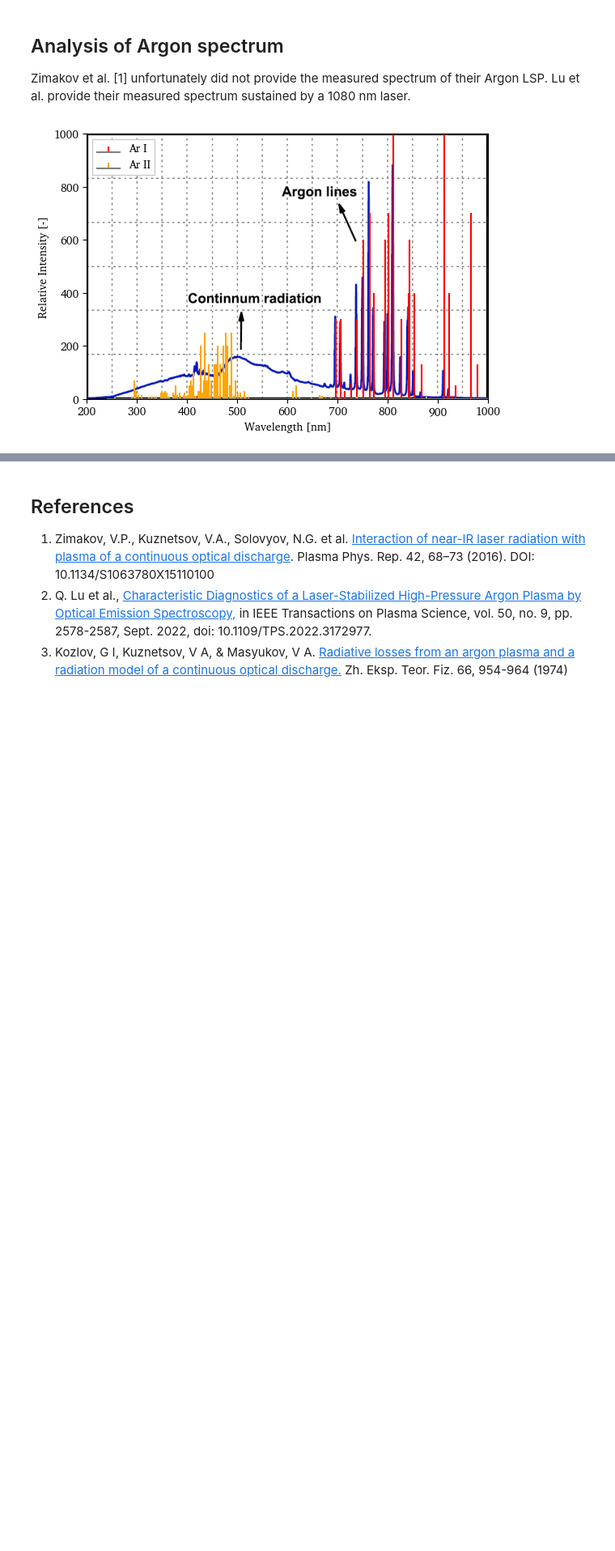
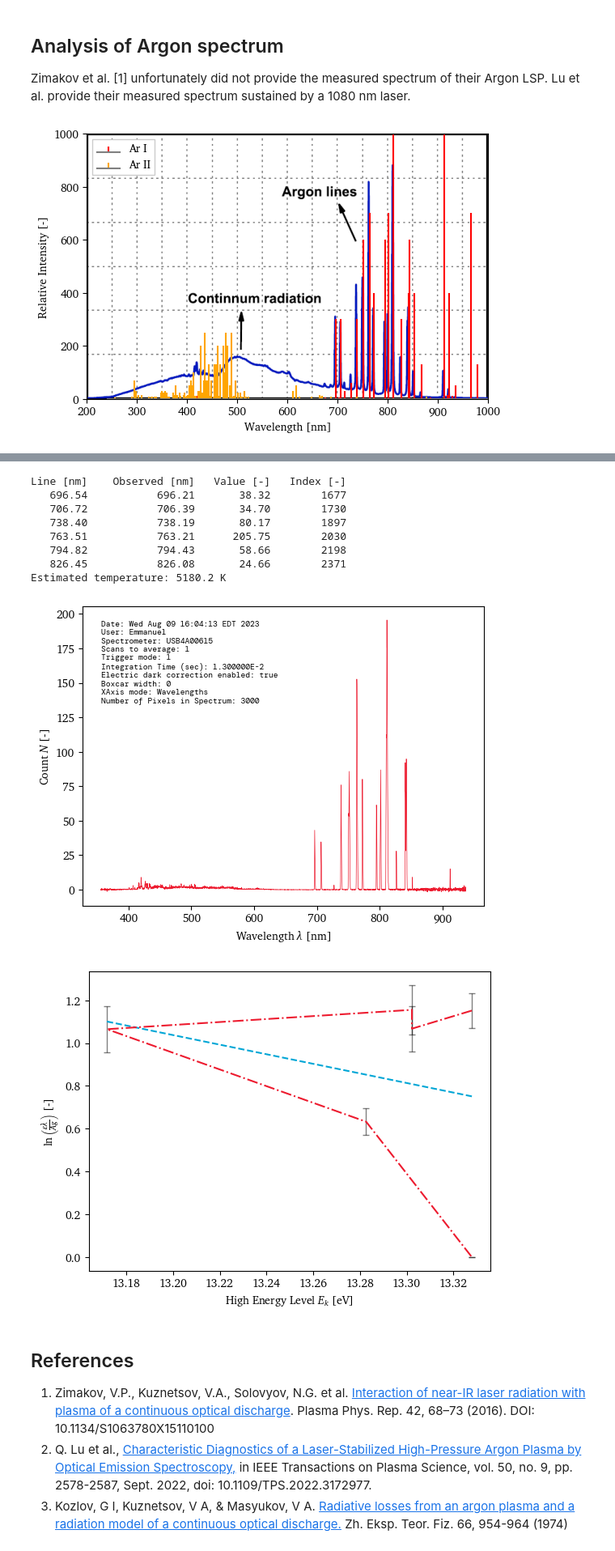
Before and after one commit to eeduplay/MScThesis, a Jupyter notebook: code/argon_spectrum.ipynb, the cells around one changed output, grey strips where cells are left out. Shown: that part at 81% size. Saved outputs shown, nothing was run; the diff lists cells and outputs as text; code cells hidden in the pictures; blank space fills up the shorter version.

```diff
--- a/code/argon_spectrum.ipynb
+++ b/code/argon_spectrum.ipynb
@@ -5,11 +5,24 @@ Predicting the emission spectrum of Argon LSP to determine the plasma temperatur
 ## Analysis of Xenon spectrum
 Comparing the emission lines of Xenon to the LSP spectrum measured by Zimakov et al. [1]
 # %%
+from dotenv import load_dotenv
+load_dotenv()
+from os import getenv
 import pandas as pd
 import matplotlib.pyplot as plt
+from cycler import cycler
 from PIL import Image
 import numpy as np
+import Spectra.spectrum as sp
+from datamanager import shotlist
+from Laser import util as lu
+from scipy.optimize import curve_fit
+from scipy.constants import k, elementary_charge
 
+
+kB = k
+
+DATAPATH = getenv('DATAPATH')
 
 def pullEmissionLineData(specie):
     cachePath = '../cachedata/{}Spectrum.csv'.format(specie)
@@ -99,3 +201,64 @@ $$
+# %%
+transitions_all = np.loadtxt(DATAPATH+'Spectra/transitiondb/ArITransitions.csv',
+                         delimiter=',', skiprows=1)
+subset = [0,1,2,5,6,9]
+# subset = [0,1,2]
+# subset = [2,5,6]
+transitions = transitions_all[subset,:]
+# transitions = transitions_all
+# t_subset = None
+
+spectrumPath = sp.get_filepath_from_ID('LSP60_S9')
+# spectrumPath = "E:\Spectra\calibration\Mercury-Argog_Spectrum.txt"
+# spectrumPath = '../rawdata/spectra/testspectrum2.csv'
+s = sp.Spectrum(spectrumPath, trimL=48, trimR=600)
+# s = sp.Spectrum(spectrumPath, calibrate=False, raw=True)
+s.calibrate_irradiance(2800,
+                        '../rawdata/spectra/calibration/Halogen_Light.txt',
+                        '../rawdata/spectra/calibration/Halogen_Dark.txt')
+# s.counts *= 10
+# s.counts += 1
+
+s.plot(metadata=True)
+observed_lines = s.find_lines(transitions[:,0], array=True,
+                              integrate=True,
+                              verbose=True,
+                              voigt=True)
+ref_wavelength = 763.51
+ref_wavelength = 826.45
+ref_line_index = observed_lines[:,0] == ref_wavelength
+ref_line = observed_lines[ref_line_index, :].reshape((4,))
+ref_term = transitions[transitions[:,0] == ref_wavelength, 1] \
+            / (ref_line[2]*ref_wavelength)
+lnvalues = np.log(
+    ref_term * observed_lines[:,0] * observed_lines[:,2] / transitions[:,1]
+)
+E_kr = transitions[transitions[:,0] == ref_wavelength, 2]
+
+fitfunc = lambda ek, m, c: m*ek + c  # We're bundling the E_kr/kb.T term into c
+
+popt, pcov = curve_fit(fitfunc, transitions[:,2], lnvalues)
+fitfunc_x = np.array([transitions[:,2].min(), transitions[:,2].max()])
+plt.subplots()
+# plt.plot(transitions[:,2], lnvalues, '.')
+plt.errorbar(transitions[:,2], lnvalues, yerr=transitions[:,3]*np.abs(lnvalues),
+             ecolor=(0,0,0,0.5), elinewidth=1.0, capsize=3, fmt='-.')
+print('Estimated temperature: {:.1f} K'.format(-elementary_charge/(kB*popt[0])))
+plt.xlabel(r'High Energy Level $E_k$ [eV]')
+plt.ylabel(r'$\ln{\left(\frac{\epsilon\lambda}{Ag}\right)}$ [-]')
+plt.plot(fitfunc_x, fitfunc(fitfunc_x, *popt), '--')
+plt.show()
+# %% [output]
+Line [nm]    Observed [nm]   Value [-]   Index [-]
+   696.54           696.21       38.32        1677
+   706.72           706.39       34.70        1730
+   738.40           738.19       80.17        1897
+   763.51           763.21      205.75        2030
+   794.82           794.43       58.66        2198
+   826.45           826.08       24.66        2371
+Estimated temperature: 5180.2 K
+[figure, added]
+[figure, added]
 # %% [markdown]
 ## References
 1. Zimakov, V.P., Kuznetsov, V.A., Solovyov, N.G. et al. [Interaction of near-IR laser radiation with plasma of a continuous optical discharge](https://doi.org/10.1134/S1063780X15110100). Plasma Phys. Rep. 42, 68–73 (2016). DOI: 10.1134/S1063780X15110100
```
Also changed, not shown: parts of 5 cells of this notebook, 33 other files.
